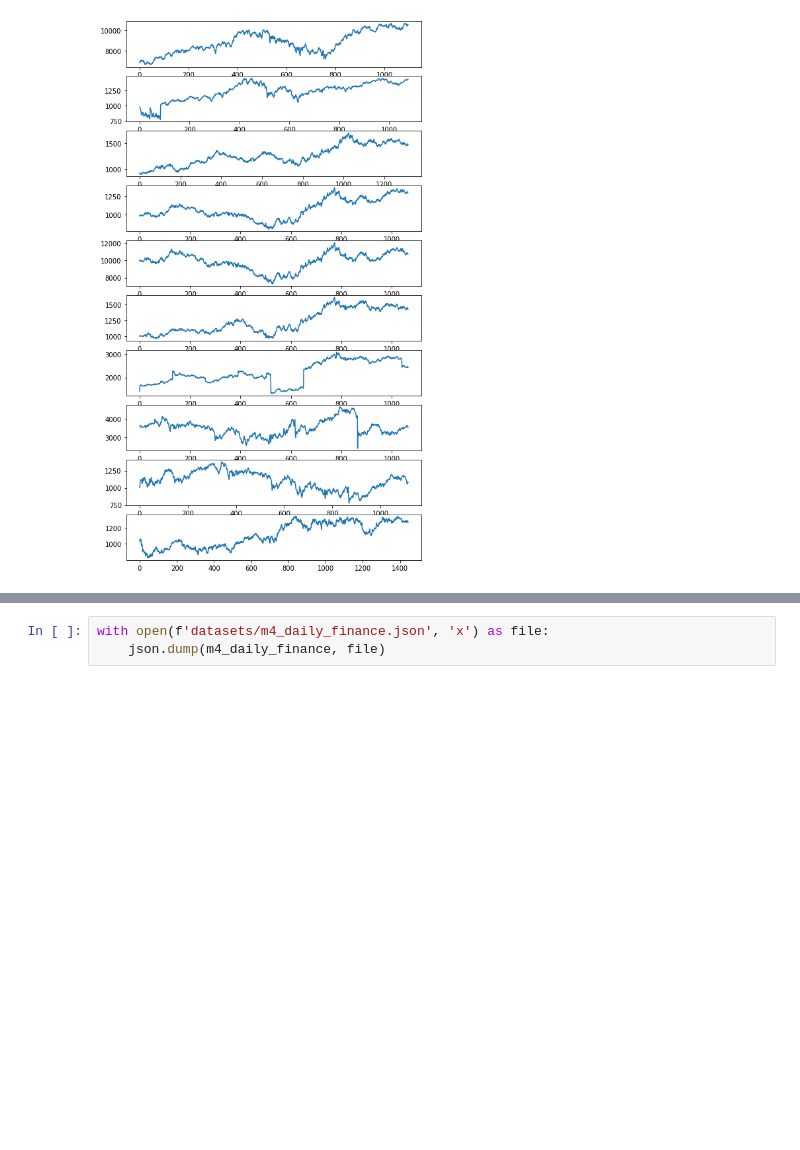
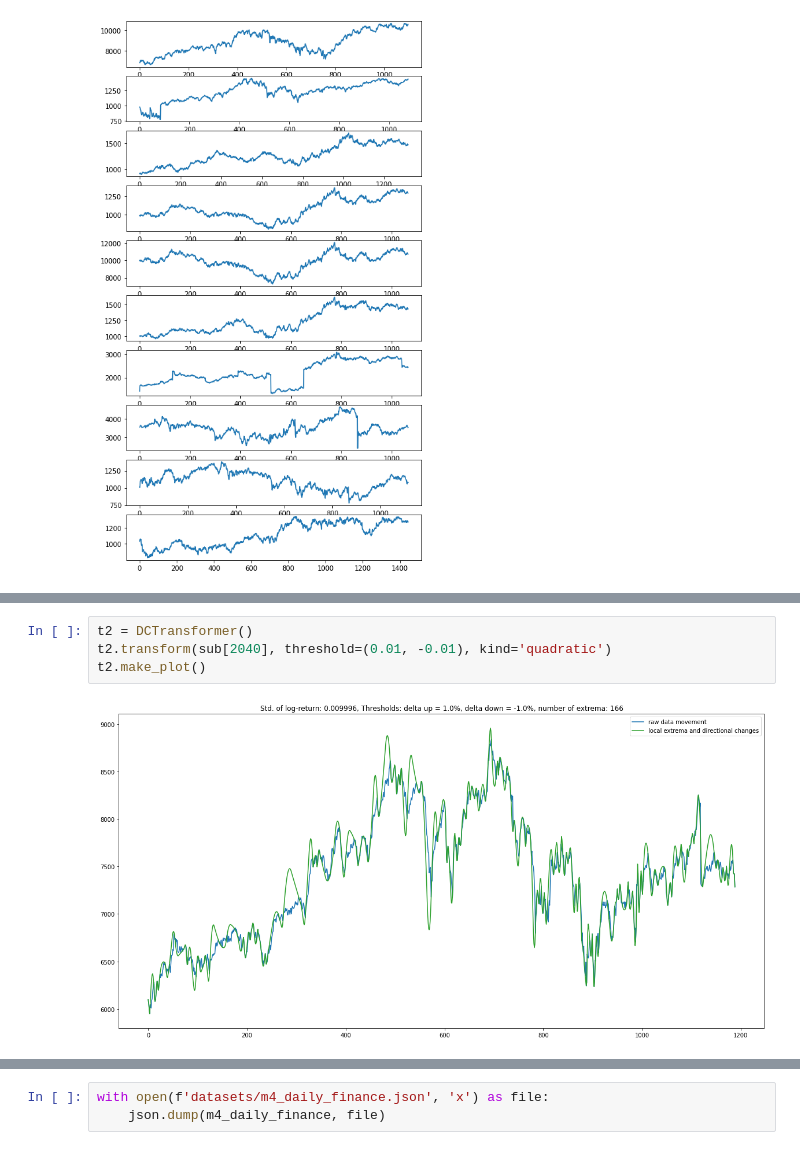
Before and after one commit to LinusLin6769/DCLaboratory01, a Jupyter notebook: playground.ipynb, the cells around one changed output, grey strips where cells are left out. Cells and saved outputs as stored; diff of their text form; blank space fills up the shorter version.

```diff
--- a/playground.ipynb
+++ b/playground.ipynb
@@ -118,0 +238,6 @@ plt.show()
+# %%
+t2 = DCTransformer()
+t2.transform(sub[2040], threshold=(0.01, -0.01), kind='quadratic')
+t2.make_plot()
+# %% [output]
+[figure, added]
```
Also changed, not shown: parts of 26 cells of this notebook, 42 other files.
